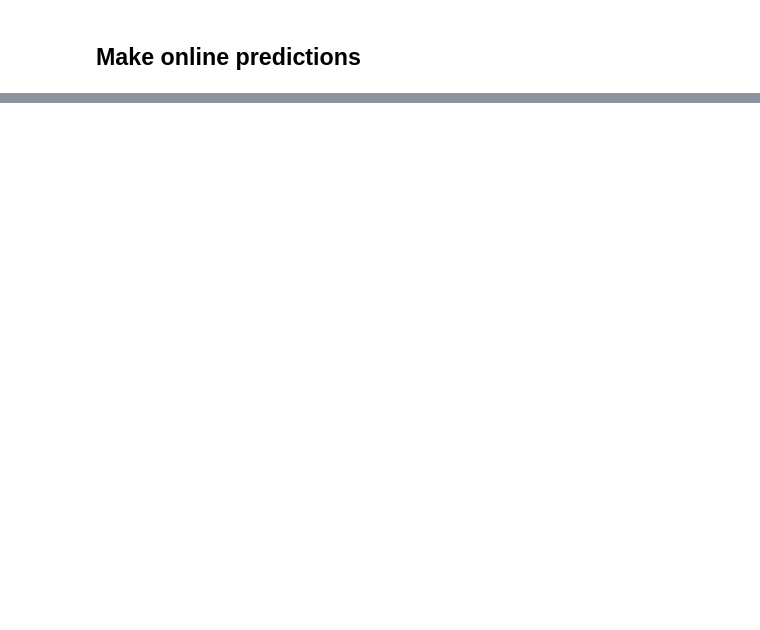
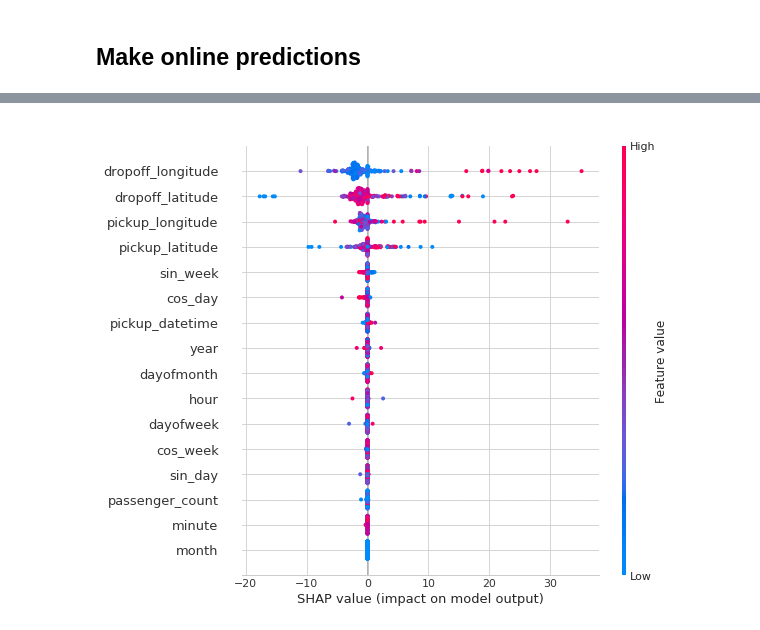
Before and after one commit to AndreasMerentitis/Sagemaker-Athena-NYC-taxi, a Jupyter notebook: taxi_fare_prediction.ipynb, the cells around one changed output, grey strips where cells are left out. Drawn from its saved outputs; the diff is of its cells as text; code cells hidden in the pictures; blank space fills up the shorter version.

```diff
--- a/taxi_fare_prediction.ipynb
+++ b/taxi_fare_prediction.ipynb
@@ -490,0 +559,4 @@ print(result)
+# %%
+shap.summary_plot(shap_values, df_sample)
+# %% [output]
+[figure, added]
```
Also changed, not shown: parts of 33 cells of this notebook, 1 other file.
